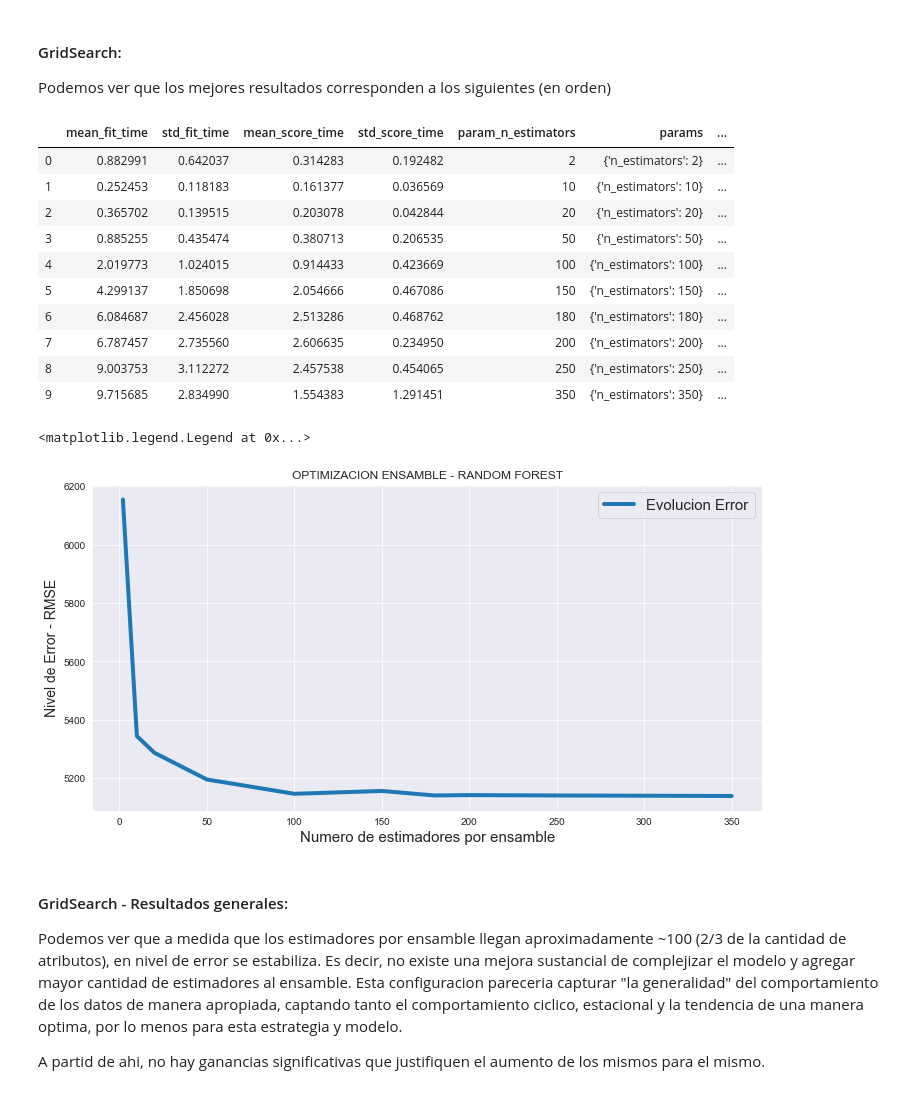
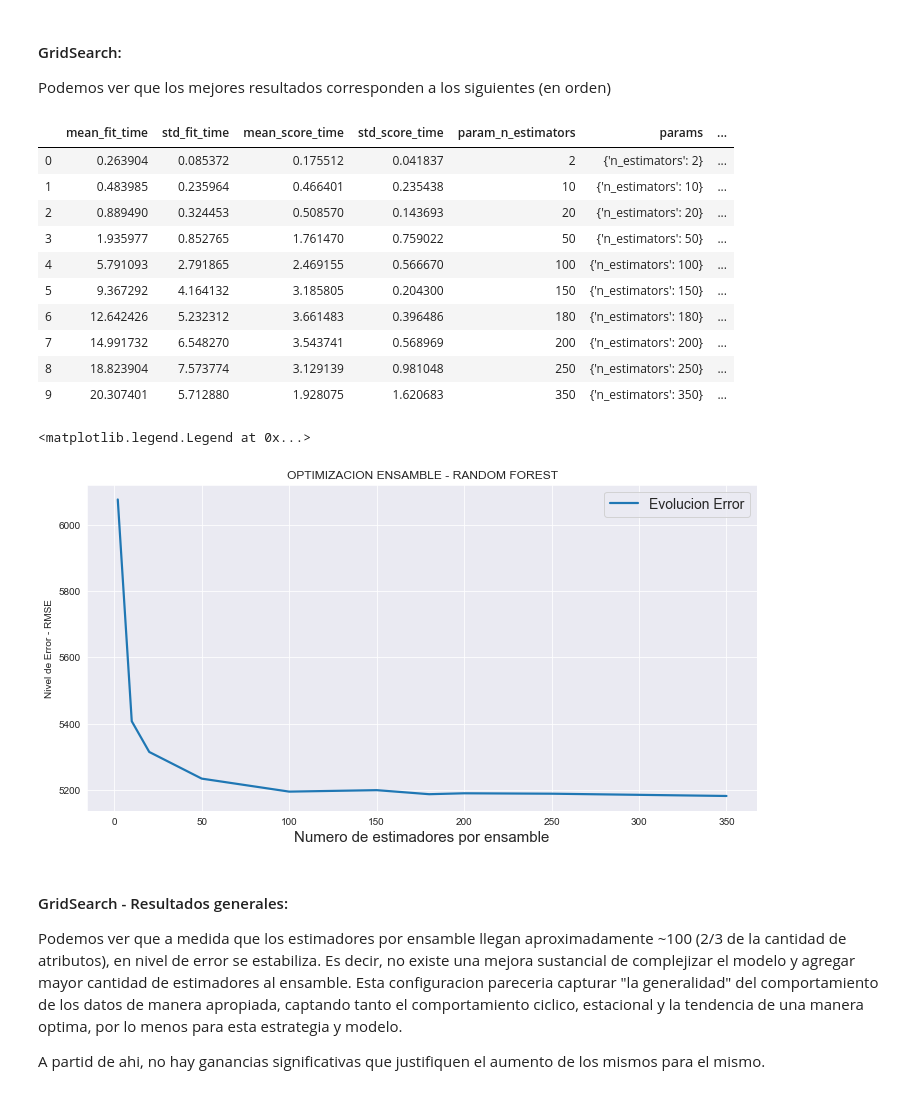
Before and after one commit to torres-federico-e/Acamica_proyecto_3, a Jupyter notebook: Proyecto 3 - Series de Tiempo.ipynb, the cells around one changed output. Saved outputs shown, nothing was run; the diff lists cells and outputs as text; code cells hidden in the pictures.

```diff
--- a/Proyecto 3 - Series de Tiempo.ipynb
+++ b/Proyecto 3 - Series de Tiempo.ipynb
@@ -934,8 +937,8 @@ N = diario.shape[0] # largo original de la serie (punta a punta - 2017-01-01 / 2
 
 # CREACION DE MATRICES VACIAS
 look_back = 6*30 # 180: numero de periodos de 'lookback' a tomar en cuenta para X, para predecir target y
-X = np.zeros((N-look_back-1, look_back)) # Matriz de atributos valida => (Filas ; Cols) => (Serie con periodo ventana valido ; cantidad de periodos como atributos)
-y = np.zeros((N-look_back-1)) # Serie target valida
+X = np.zeros((N-look_back, look_back)) # Matriz de atributos valida => (Filas ; Cols) => (Serie con periodo ventana valido ; cantidad de periodos como atributos)
+y = np.zeros((N-look_back)) # Serie target valida
 # %% [markdown]
 #### Llenado de las Estructuras Manuales
 Una vez creadas las matrices vacias y serie target con las dimensiones que necesitamos, procedemos a insertar los datos:
@@ -1162,24 +1165,24 @@ res = pd.DataFrame(model.cv_results_).sort_values(by='param_n_estimators'); res[
 res
 # %% [output]
 |  | mean_fit_time | std_fit_time | mean_score_time | std_score_time | param_n_estimators | params | ... |
-| 0 | 0.882991 | 0.642037 | 0.314283 | 0.192482 | 2 | {'n_estimators': 2} | ... |
-| 1 | 0.252453 | 0.118183 | 0.161377 | 0.036569 | 10 | {'n_estimators': 10} | ... |
-| 2 | 0.365702 | 0.139515 | 0.203078 | 0.042844 | 20 | {'n_estimators': 20} | ... |
-| 3 | 0.885255 | 0.435474 | 0.380713 | 0.206535 | 50 | {'n_estimators': 50} | ... |
-| 4 | 2.019773 | 1.024015 | 0.914433 | 0.423669 | 100 | {'n_estimators': 100} | ... |
-| 5 | 4.299137 | 1.850698 | 2.054666 | 0.467086 | 150 | {'n_estimators': 150} | ... |
-| 6 | 6.084687 | 2.456028 | 2.513286 | 0.468762 | 180 | {'n_estimators': 180} | ... |
-| 7 | 6.787457 | 2.735560 | 2.606635 | 0.234950 | 200 | {'n_estimators': 200} | ... |
-| 8 | 9.003753 | 3.112272 | 2.457538 | 0.454065 | 250 | {'n_estimators': 250} | ... |
-| 9 | 9.715685 | 2.834990 | 1.554383 | 1.291451 | 350 | {'n_estimators': 350} | ... |
+| 0 | 0.263904 | 0.085372 | 0.175512 | 0.041837 | 2 | {'n_estimators': 2} | ... |
+| 1 | 0.483985 | 0.235964 | 0.466401 | 0.235438 | 10 | {'n_estimators': 10} | ... |
+| 2 | 0.889490 | 0.324453 | 0.508570 | 0.143693 | 20 | {'n_estimators': 20} | ... |
+| 3 | 1.935977 | 0.852765 | 1.761470 | 0.759022 | 50 | {'n_estimators': 50} | ... |
+| 4 | 5.791093 | 2.791865 | 2.469155 | 0.566670 | 100 | {'n_estimators': 100} | ... |
+| 5 | 9.367292 | 4.164132 | 3.185805 | 0.204300 | 150 | {'n_estimators': 150} | ... |
+| 6 | 12.642426 | 5.232312 | 3.661483 | 0.396486 | 180 | {'n_estimators': 180} | ... |
+| 7 | 14.991732 | 6.548270 | 3.543741 | 0.568969 | 200 | {'n_estimators': 200} | ... |
+| 8 | 18.823904 | 7.573774 | 3.129139 | 0.981048 | 250 | {'n_estimators': 250} | ... |
+| 9 | 20.307401 | 5.712880 | 1.928075 | 1.620683 | 350 | {'n_estimators': 350} | ... |
 # %%
 sns.set_style(style='darkgrid'); plt.figure(figsize=(12,6)); plt.title("OPTIMIZACION ENSAMBLE - RANDOM FOREST");
-plt.xlabel("Numero de estimadores por ensamble", fontsize=15); plt.ylabel("Nivel de Error - RMSE", fontsize=14)
-sns.lineplot(x=res.param_n_estimators, y=np.sqrt(res.mean_test_score*-1), label="Evolucion Error", lw=4);
-plt.legend(fontsize=15)
+plt.xlabel("Numero de estimadores por ensamble", fontsize=15); plt.ylabel("Nivel de Error - RMSE", fontsize=10)
+sns.lineplot(x=res.param_n_estimators, y=np.sqrt(res.mean_test_score*-1), label="Evolucion Error", lw=2.2);
+plt.legend(fontsize=14)
 # %% [output]
 <matplotlib.legend.Legend at 0x...>
-[figure, old version]
+[figure, new version]
 # %% [markdown]
 #### GridSearch - Resultados generales:
 Podemos ver que a medida que los estimadores por ensamble llegan aproximadamente ~100 (2/3 de la cantidad de atributos), en nivel de error se estabiliza. Es decir, no existe una mejora sustancial de complejizar el modelo y agregar mayor cantidad de estimadores al ensamble. Esta configuracion pareceria capturar "la generalidad" del comportamiento de los datos de manera apropiada, captando tanto el comportamiento ciclico, estacional y la tendencia de una manera optima, por lo menos para esta estrategia y modelo.
```
Also changed, not shown: parts of 20 cells of this notebook, 1 other file.
